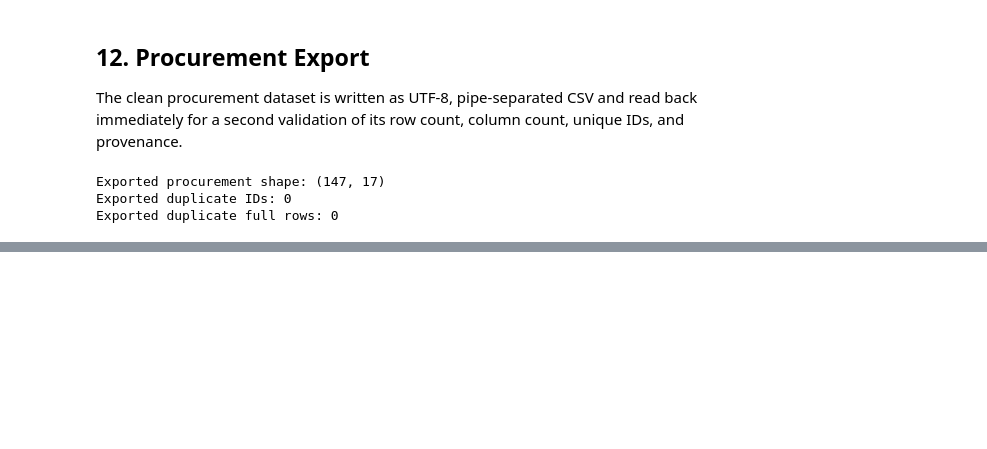
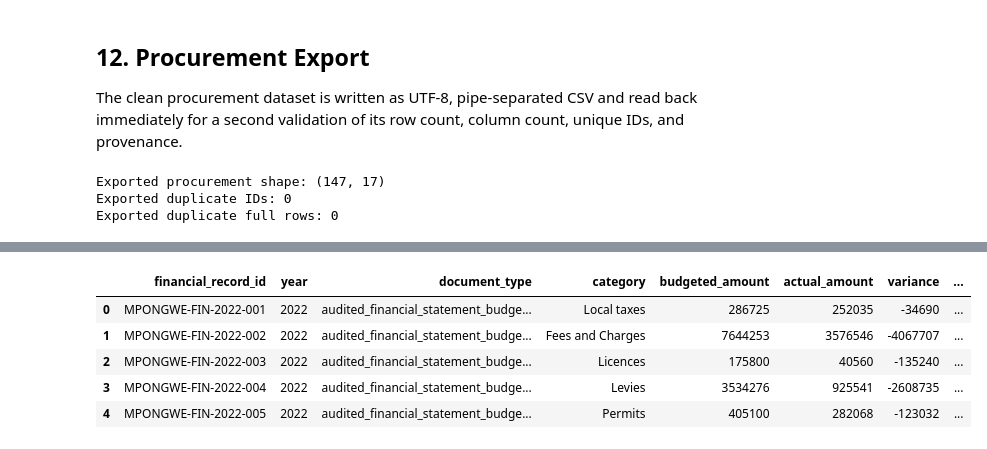
Before and after one commit to Sandie17-goodie/CSC4792_Group26_Mpongwe, a Jupyter notebook: notebooks/group26_mpongwe_dataset_creation.ipynb, the cells around one changed output, grey strips where cells are left out. Cells and saved outputs as stored; diff of their text form; code cells hidden in the pictures; blank space fills up the shorter version.

Commit message:
feat: add audited financial dataset pipeline

```diff
--- a/notebooks/group26_mpongwe_dataset_creation.ipynb
+++ b/notebooks/group26_mpongwe_dataset_creation.ipynb
@@ -942,0 +937,81 @@ The notebook reproduces two completed official-source datasets from a fresh kern
+# %%
+financial_dir = PROJECT_ROOT / "data/raw/financial"
+financial_output_path = PROJECT_ROOT / "data/processed/db-unza26-csc4792-mpongwe_financial_data.csv"
+
+financial_sources = {
+    2022: {
+        "file": financial_dir / "mpongwe_financial_statements_2022.pdf",
+        "url": "https://www.mpongwecouncil.gov.zm/wp-content/uploads/2024/02/Mpongwe-TC-2022-FS.pdf",
+        "page_index": 11,
+        "receipt_y": [209, 223, 237, 250, 264, 278, 291, 305, 319, 333, 346],
+        "payment_y": [389, 402, 416, 430, 457, 471, 485, 498],
+        "receipt_categories": ["Local taxes", "Fees and Charges", "Licences", "Levies", "Permits", "Local Government Equalisation Fund", "Constituency Development Fund", "Other Grants", "Borrowings", "Commercial Venture", "Other Receipts"],
+        "payment_categories": ["Personal Emoluments", "Use of goods and services", "Financial Charges", "Social benefits", "Non-financial assets acquisition", "Financial Assets", "Loan Repayments", "Other payments"],
+        "final_budget_x": (275, 345),
+        "actual_x": (345, 420),
+        "variance_x": (460, 530),
+    },
+    2024: {
+        "file": financial_dir / "mpongwe_financial_statements_2024.pdf",
+        "url": "http://www.mpongwecouncil.gov.zm/wp-content/uploads/2025/11/FINANCIAL-REPORT-2025.pdf",
+        "page_index": 9,
+        "receipt_y": [184, 198, 211, 225, 239, 252, 266, 279, 293, 306, 320, 333],
+        "payment_y": [374, 391, 404, 418, 445, 458, 472, 486],
+        "receipt_categories": ["Local Taxes", "Fees and Charges", "Licences", "Levies", "Permits", "Local Government Equalisation Fund", "Constituency Development Fund", "Other Grants", "Borrowings", "Commercial Venture", "Sector Grants", "Other Receipts"],
+        "payment_categories": ["Personal Emoluments", "Use of Goods and Services", "Financial Charges", "Social benefits", "Non-financial assets acquisition", "Financial Assets", "Loan Repayments", "Other Payments"],
+        "final_budget_x": (275, 315),
+        "actual_x": (340, 375),
+        "variance_x": (440, 480),
+    },
+}
+
+for source in financial_sources.values():
+    assert source["file"].exists(), f"Missing validated raw source: {source['file']}"
+
+
+def financial_cell_text(page, y_position, x_bounds):
+    characters = [char for char in page.chars if abs(char["top"] - y_position) < 0.7 and x_bounds[0] <= char["x0"] < x_bounds[1]]
+    return "".join(char["text"] for char in sorted(characters, key=lambda char: char["x0"]))
+
+
+def financial_amount(value):
+    value = re.sub(r"\s+", "", value or "")
+    if value in {"", "-"}:
+        return pd.NA
+    negative = value.startswith("(") and value.endswith(")")
+    digits = re.sub(r"[^0-9]", "", value)
+    assert digits, f"Unparseable financial amount: {value!r}"
+    return -int(digits) if negative else int(digits)
+
+
+financial_records = []
+for year, source in financial_sources.items():
+    with pdfplumber.open(source["file"]) as financial_pdf:
+        financial_page = financial_pdf.pages[source["page_index"]]
+        for flow, y_positions, categories in [("revenue", source["receipt_y"], source["receipt_categories"]), ("expenditure", source["payment_y"], source["payment_categories"])]:
+            assert len(y_positions) == len(categories)
+            for y_position, category in zip(y_positions, categories):
+                financial_records.append({
+                    "year": year,
+                    "document_type": "audited_financial_statement_budget_actual",
+                    "category": category,
+                    "budgeted_amount": financial_amount(financial_cell_text(financial_page, y_position, source["final_budget_x"])),
+                    "actual_amount": financial_amount(financial_cell_text(financial_page, y_position, source["actual_x"])),
+                    "variance": financial_amount(financial_cell_text(financial_page, y_position, source["variance_x"])),
+                    "revenue_or_expenditure": flow,
+                    "currency": "Kwacha",
+                    "source_document": source["file"].name,
+                    "source_url": source["url"],
+                })
+
+financial_df = pd.DataFrame(financial_records)
+financial_df.insert(0, "financial_record_id", [f"MPONGWE-FIN-{row.year}-{position:03d}" for position, row in enumerate(financial_df.itertuples(index=False), start=1)])
+financial_df = financial_df.astype({"year": "Int64", "budgeted_amount": "Int64", "actual_amount": "Int64", "variance": "Int64"})
+financial_df.head()
+# %% [output]
+|  | financial_record_id | year | document_type | category | budgeted_amount | actual_amount | variance | ... |
+| 0 | MPONGWE-FIN-2022-001 | 2022 | audited_financial_statement_budge... | Local taxes | 286725 | 252035 | -34690 | ... |
+| 1 | MPONGWE-FIN-2022-002 | 2022 | audited_financial_statement_budge... | Fees and Charges | 7644253 | 3576546 | -4067707 | ... |
+| 2 | MPONGWE-FIN-2022-003 | 2022 | audited_financial_statement_budge... | Licences | 175800 | 40560 | -135240 | ... |
+| 3 | MPONGWE-FIN-2022-004 | 2022 | audited_financial_statement_budge... | Levies | 3534276 | 925541 | -2608735 | ... |
+| 4 | MPONGWE-FIN-2022-005 | 2022 | audited_financial_statement_budge... | Permits | 405100 | 282068 | -123032 | ... |
```
Also changed, not shown: parts of 10 cells of this notebook, 4 other files.
